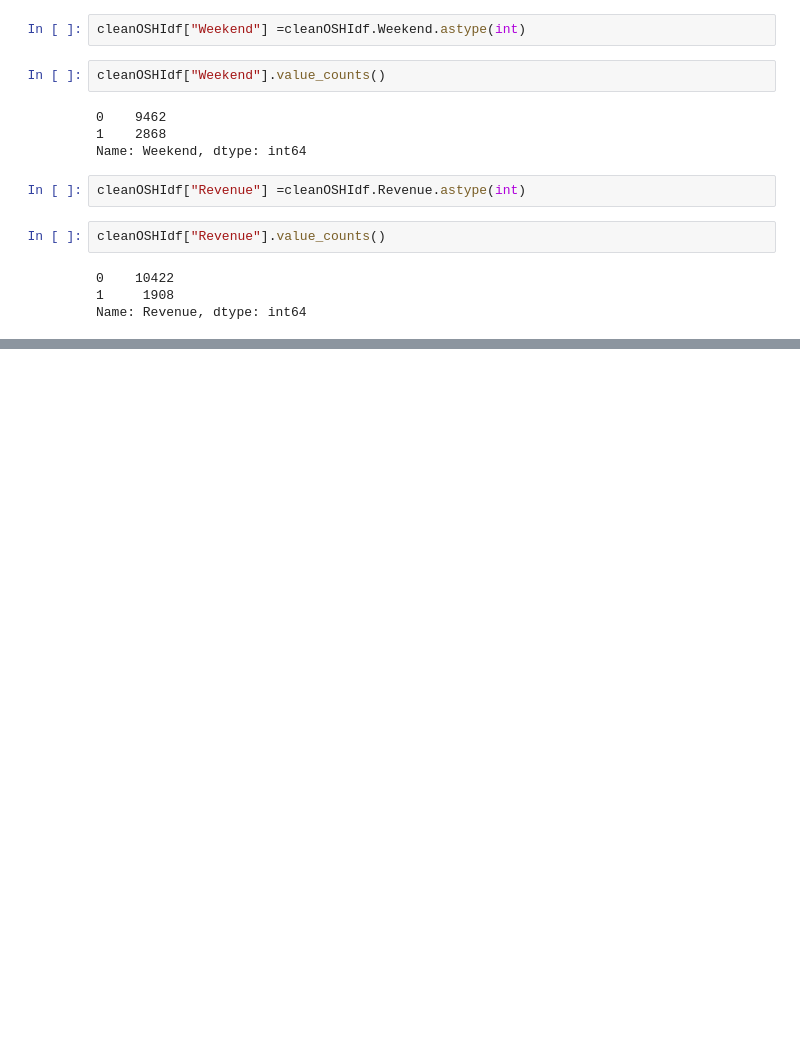
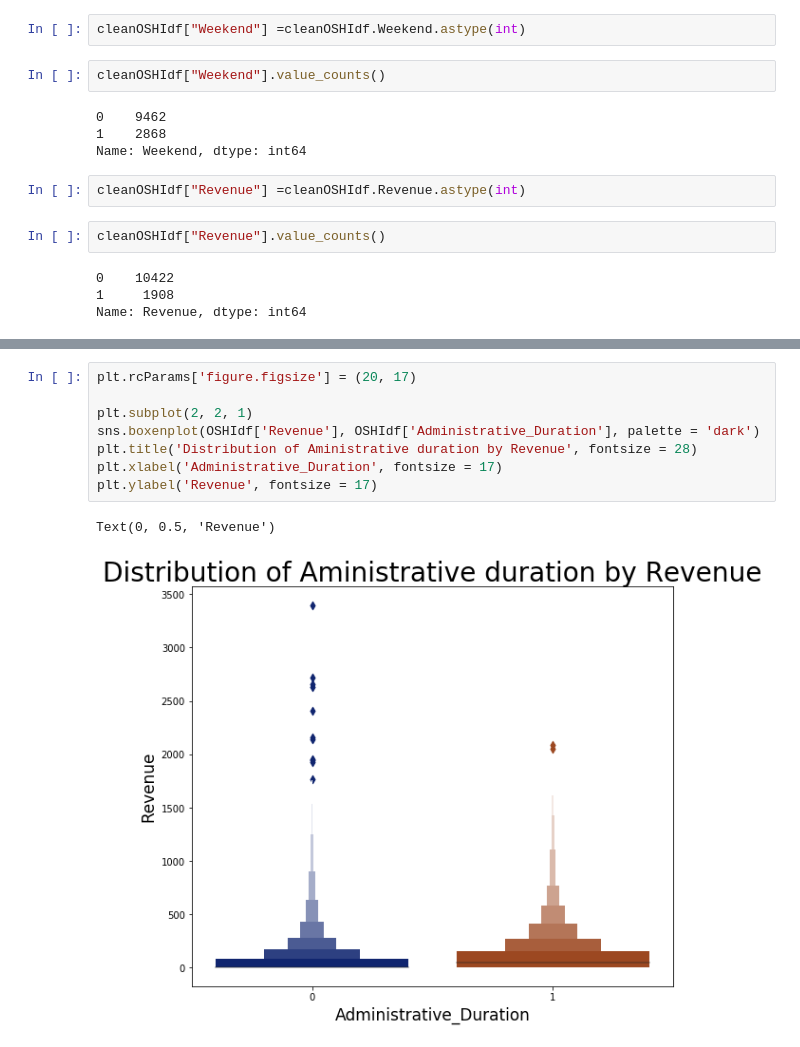
Before and after one commit to SepidehMohammadi/Capstone_python, a Jupyter notebook: Online Shoppers Purchasing Intention.ipynb, the cells around one changed output, grey strips where cells are left out. Cells and saved outputs as stored; diff of their text form; blank space fills up the shorter version.

```diff
--- a/Online Shoppers Purchasing Intention.ipynb
+++ b/Online Shoppers Purchasing Intention.ipynb
@@ -714,0 +696,11 @@ OSHIdf.describe()
+# %%
+plt.rcParams['figure.figsize'] = (20, 17)
+
+plt.subplot(2, 2, 1)
+sns.boxenplot(OSHIdf['Revenue'], OSHIdf['Administrative_Duration'], palette = 'dark')
+plt.title('Distribution of Aministrative duration by Revenue', fontsize = 28)
+plt.xlabel('Administrative_Duration', fontsize = 17)
+plt.ylabel('Revenue', fontsize = 17)
+# %% [output]
+Text(0, 0.5, 'Revenue')
+[figure, added]
```
Also changed, not shown: parts of 12 cells of this notebook.
